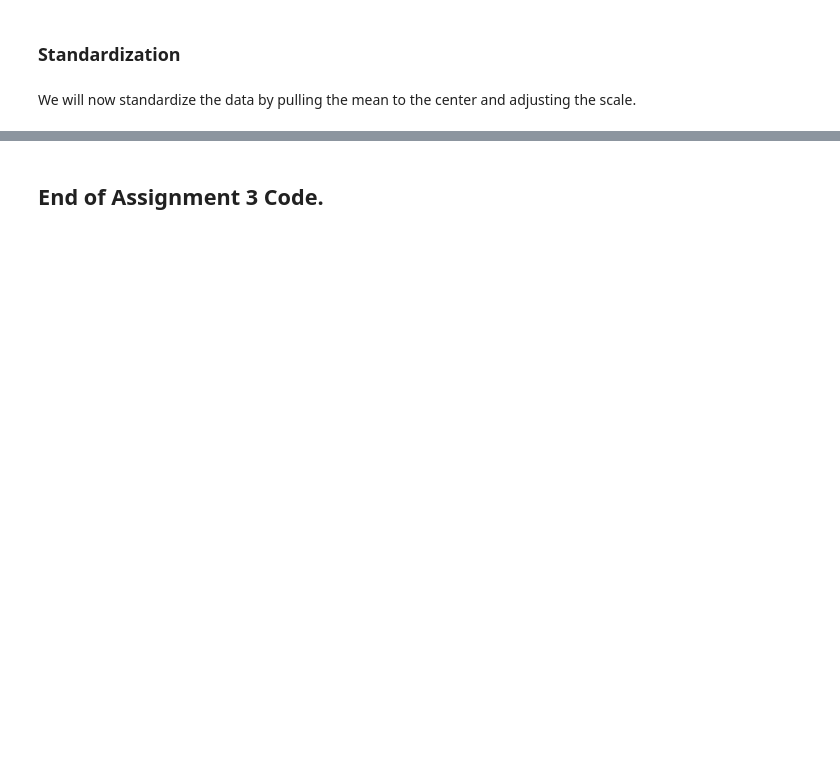
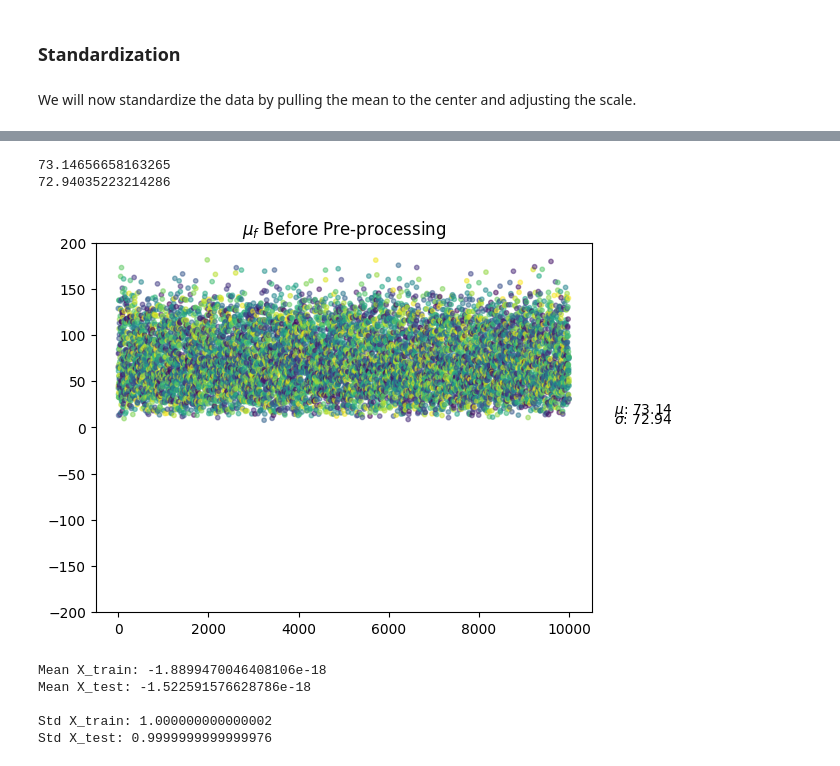
Before and after one commit to PONY1ST-past-semesters/MLP, a Jupyter notebook: ConvNet.ipynb, the cells around one changed output, grey strips where cells are left out. Saved outputs shown, nothing was run; the diff lists cells and outputs as text; code cells hidden in the pictures; blank space fills up the shorter version.

```diff
--- a/ConvNet.ipynb
+++ b/ConvNet.ipynb
@@ -1011,2 +113,15 @@ for i in range(10):
-# %% [markdown]
-## End of Assignment 3 Code.
+# %%
+print(np.mean(X_test_raw))
+print(np.mean(X_train_raw))
+# %% [output]
+73.14656658163265
+72.94035223214286
+# %%
+plt.scatter(np.arange(0, len(X_test_raw)), list(map(np.mean, X_test_raw)),  s=10,  alpha=.5, c = np.random.rand(X_test_raw.shape[0]))
+plt.title(r"$\mu_f$ Before Pre-processing")
+plt.text(11000, 15, r"$\mu$: 73.14")
+plt.text(11000, 4, r"$\sigma$: 72.94")
+plt.ylim(-200, 200)
+plt.show()
+# %% [output]
+[figure, added]
@@ -1012,0 +139,12 @@ for i in range(10):
+# %%
+print(f"Mean X_train: {np.mean(X_train)}")
+print(f"Mean X_test: {np.mean(X_test)}")
+print()
+print(f"Std X_train: {np.std(X_train)}")
+print(f"Std X_test: {np.std(X_test)}")
+# %% [output]
+Mean X_train: -1.8899470046408106e-18
+Mean X_test: -1.522591576628786e-18
+
+Std X_train: 1.000000000000002
+Std X_test: 0.9999999999999976
```
Also changed, not shown: parts of 118 cells of this notebook, 3 other files.
